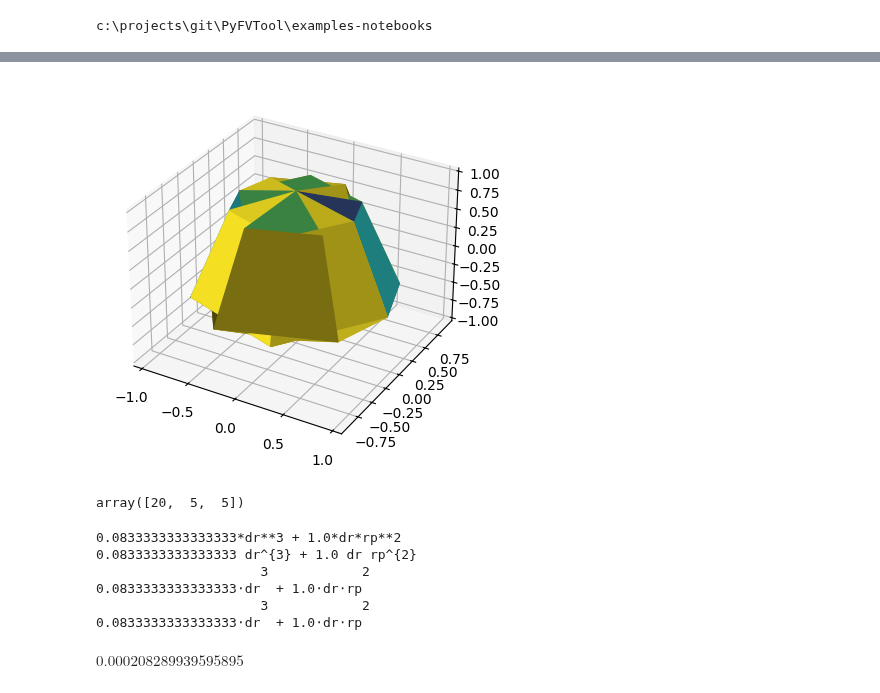
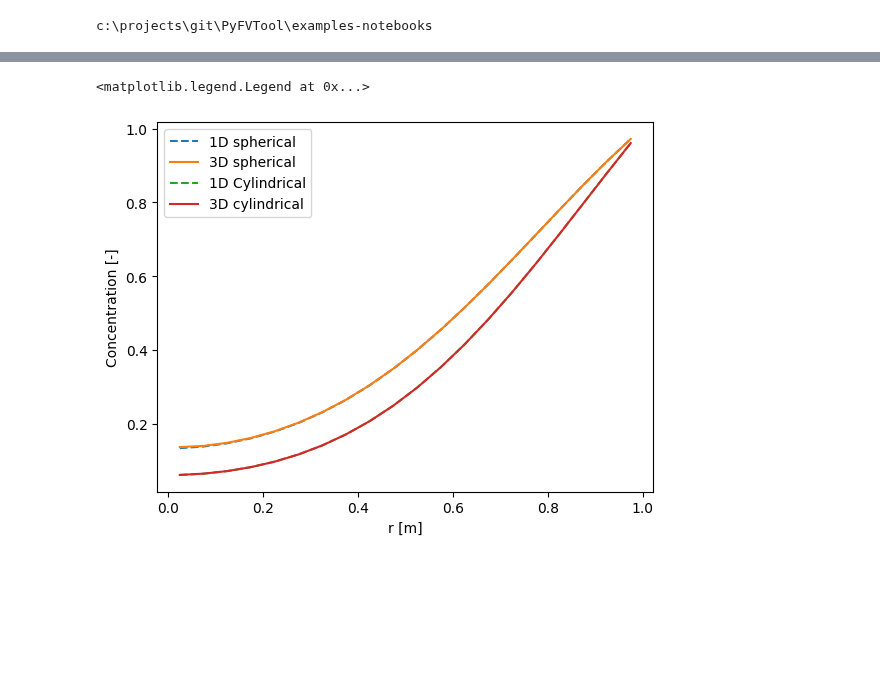
Before and after one commit to FiniteVolumeTransportPhenomena/PyFVTool, a Jupyter notebook: examples-notebooks/spherical_coordinate_examples.ipynb, the cells around one changed output, grey strips where cells are left out. Saved outputs shown, nothing was run; the diff lists cells and outputs as text; code cells hidden in the pictures; blank space fills up the shorter version.

```diff
--- a/examples-notebooks/spherical_coordinate_examples.ipynb
+++ b/examples-notebooks/spherical_coordinate_examples.ipynb
@@ -166,37 +101,11 @@ while t < t_simulation:
-# %%
-pf.visualizeCells(c)
-# %% [output]
-[figure, removed]
-# %%
-c.domain.dims
-# %% [output]
-array([20,  5,  5])
-# %%
-import sympy as sp
-
-# define the variables rp and dr
-rp, dr = sp.symbols("rp dr")
-# define the expression
-expr = 1 / 3 * ((rp + dr / 2) ** 3 - (rp - dr / 2) ** 3)
-# expand the expression
-expr = sp.expand(expr)
-# print the expression
-print(expr)
-# print it in LaTeX format
-print(sp.latex(expr))
-# print it in mathematical format
-print(sp.pretty(expr))
-# print in a fancier mathematical format
-sp.pprint(expr)
-# calculate the expression for rp = 1 and dr = 0.1
-expr.subs({rp: 2, dr: 0.1})
-# compare with dr*rp**2
-(expr.subs({rp: 2, dr: 0.1}) - 0.1 * 2**2) / expr.subs({rp: 2, dr: 0.1})
-# %% [output]
-0.0833333333333333*dr**3 + 1.0*dr*rp**2
-0.0833333333333333 dr^{3} + 1.0 dr rp^{2}
-                     3            2
-0.0833333333333333⋅dr  + 1.0⋅dr⋅rp
-                     3            2
-0.0833333333333333⋅dr  + 1.0⋅dr⋅rp
-$\displaystyle 0.000208289939595895$
+# %%
+plt.plot(mesh1.cellcenters.r, c1.value, "--", label="1D spherical")
+plt.plot(mesh3.cellcenters.r, c3.value[:, 0, 0], label="3D spherical")
+plt.plot(mesh1_rad.cellcenters.r, c1_rad.value, "--", label="1D Cylindrical")
+plt.plot(mesh3_cyl.cellcenters.r, c3_cyl.value[:, 0, 0], label="3D cylindrical")
+plt.xlabel("r [m]")
+plt.ylabel("Concentration [-]")
+plt.legend()
+# %% [output]
+<matplotlib.legend.Legend at 0x...>
+[figure, added]
```
Also changed, not shown: parts of 5 cells of this notebook, 2 other files.
